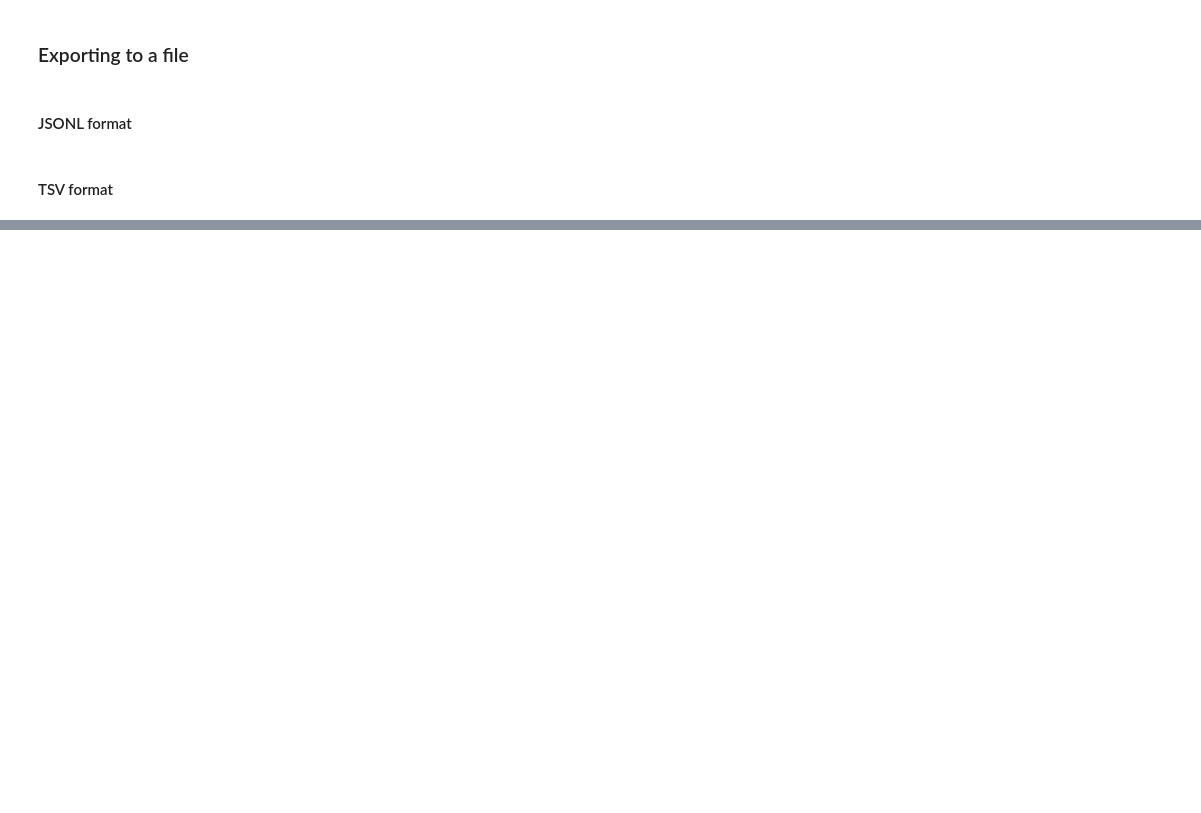
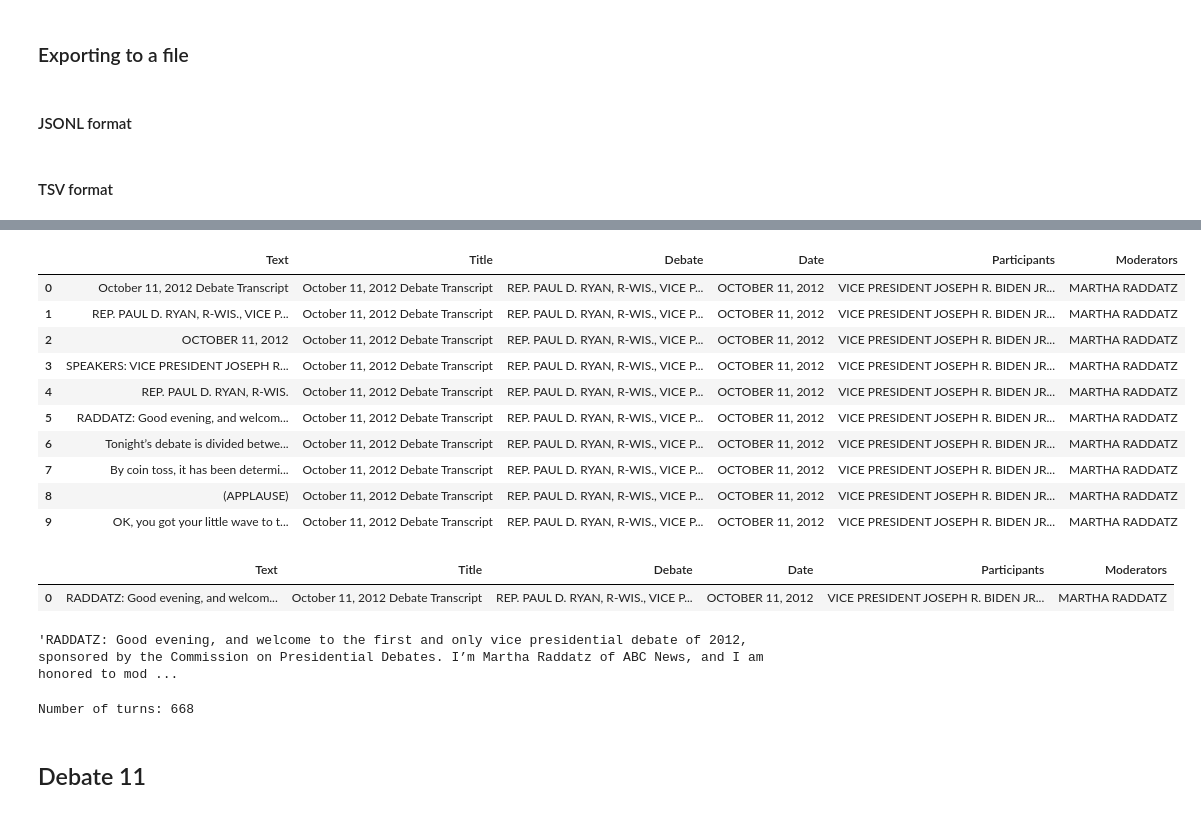
Before and after one commit to laelgelc/cl_st1_inrs, a Jupyter notebook: CL_St1_INRS.ipynb, the cells around one changed output, grey strips where cells are left out. Drawn from its saved outputs; the diff is of its cells as text; code cells hidden in the pictures; blank space fills up the shorter version.

```diff
--- a/CL_St1_INRS.ipynb
+++ b/CL_St1_INRS.ipynb
@@ -206,0 +1443,16 @@ df[['Title', 'Debate', 'Date', 'Participants', 'Moderators', 'Speaker', 'Text']]
+# %%
+df.loc[5, 'Text'] = re.sub(r'^\w+ \w+, \w+\[\*\]', '', df.loc[5, 'Text'])
+# %%
+df.head(10)
+# %% [output]
+|  | Text | Title | Debate | Date | Participants | Moderators |
+| 0 | October 11, 2012 Debate Transcript | October 11, 2012 Debate Transcript | REP. PAUL D. RYAN, R-WIS., VICE P... | OCTOBER 11, 2012 | VICE PRESIDENT JOSEPH R. BIDEN JR... | MARTHA RADDATZ |
+| 1 | REP. PAUL D. RYAN, R-WIS., VICE P... | October 11, 2012 Debate Transcript | REP. PAUL D. RYAN, R-WIS., VICE P... | OCTOBER 11, 2012 | VICE PRESIDENT JOSEPH R. BIDEN JR... | MARTHA RADDATZ |
+| 2 | OCTOBER 11, 2012 | October 11, 2012 Debate Transcript | REP. PAUL D. RYAN, R-WIS., VICE P... | OCTOBER 11, 2012 | VICE PRESIDENT JOSEPH R. BIDEN JR... | MARTHA RADDATZ |
+| 3 | SPEAKERS: VICE PRESIDENT JOSEPH R... | October 11, 2012 Debate Transcript | REP. PAUL D. RYAN, R-WIS., VICE P... | OCTOBER 11, 2012 | VICE PRESIDENT JOSEPH R. BIDEN JR... | MARTHA RADDATZ |
+| 4 | REP. PAUL D. RYAN, R-WIS. | October 11, 2012 Debate Transcript | REP. PAUL D. RYAN, R-WIS., VICE P... | OCTOBER 11, 2012 | VICE PRESIDENT JOSEPH R. BIDEN JR... | MARTHA RADDATZ |
+| 5 | RADDATZ: Good evening, and welcom... | October 11, 2012 Debate Transcript | REP. PAUL D. RYAN, R-WIS., VICE P... | OCTOBER 11, 2012 | VICE PRESIDENT JOSEPH R. BIDEN JR... | MARTHA RADDATZ |
+| 6 | Tonight’s debate is divided betwe... | October 11, 2012 Debate Transcript | REP. PAUL D. RYAN, R-WIS., VICE P... | OCTOBER 11, 2012 | VICE PRESIDENT JOSEPH R. BIDEN JR... | MARTHA RADDATZ |
+| 7 | By coin toss, it has been determi... | October 11, 2012 Debate Transcript | REP. PAUL D. RYAN, R-WIS., VICE P... | OCTOBER 11, 2012 | VICE PRESIDENT JOSEPH R. BIDEN JR... | MARTHA RADDATZ |
+| 8 | (APPLAUSE) | October 11, 2012 Debate Transcript | REP. PAUL D. RYAN, R-WIS., VICE P... | OCTOBER 11, 2012 | VICE PRESIDENT JOSEPH R. BIDEN JR... | MARTHA RADDATZ |
+| 9 | OK, you got your little wave to t... | October 11, 2012 Debate Transcript | REP. PAUL D. RYAN, R-WIS., VICE P... | OCTOBER 11, 2012 | VICE PRESIDENT JOSEPH R. BIDEN JR... | MARTHA RADDATZ |
@@ -206,0 +1462,36 @@ df[['Title', 'Debate', 'Date', 'Participants', 'Moderators', 'Speaker', 'Text']]
+# %%
+df.head(1)
+# %% [output]
+|  | Text | Title | Debate | Date | Participants | Moderators |
+| 0 | RADDATZ: Good evening, and welcom... | October 11, 2012 Debate Transcript | REP. PAUL D. RYAN, R-WIS., VICE P... | OCTOBER 11, 2012 | VICE PRESIDENT JOSEPH R. BIDEN JR... | MARTHA RADDATZ |
+# %%
+df.loc[0, 'Text']
+# %% [output]
+'RADDATZ: Good evening, and welcome to the first and only vice presidential debate of 2012, sponsored by the Commission on Presidential Debates. I’m Martha Raddatz of ABC News, and I am honored to mod ...
+# %%
+df.at[0, 'Speaker'] = 1 # Adding column 'Speaker' by initialising it with a numeric value in order to avoid DtypeWarning
+df = df.astype('object') # Converting the column to the desired data type
+
+for index, row in df.iterrows():
+    match = re.match(r'^(\w+): ', row['Text'])
+    if match:
+        speaker = match.group(1)
+        df.at[index, 'Speaker'] = speaker
+        text_without_speaker = row['Text'][len(match.group(0)):]
+        df.at[index, 'Text'] = text_without_speaker
+    else:
+        # Handle the case when no match is found (optional)
+        #df.at[index, 'Speaker'] = ''  # Set a default value
+        pass
+
+df['Speaker'].ffill(inplace=True)
+
+print('Number of turns:', df.shape[0])
+
+df[['Title', 'Debate', 'Date', 'Participants', 'Moderators', 'Speaker', 'Text']].to_json(f'{debate_title}.jsonl', orient='records', lines=True)
+
+df[['Title', 'Debate', 'Date', 'Participants', 'Moderators', 'Speaker', 'Text']].to_csv(f'{debate_title}.tsv', sep='\t', index=False, encoding='utf-8', lineterminator='\n')
+# %% [output]
+Number of turns: 668
+# %% [markdown]
+## Debate 11
```
Also changed, not shown: parts of 535 cells of this notebook.
